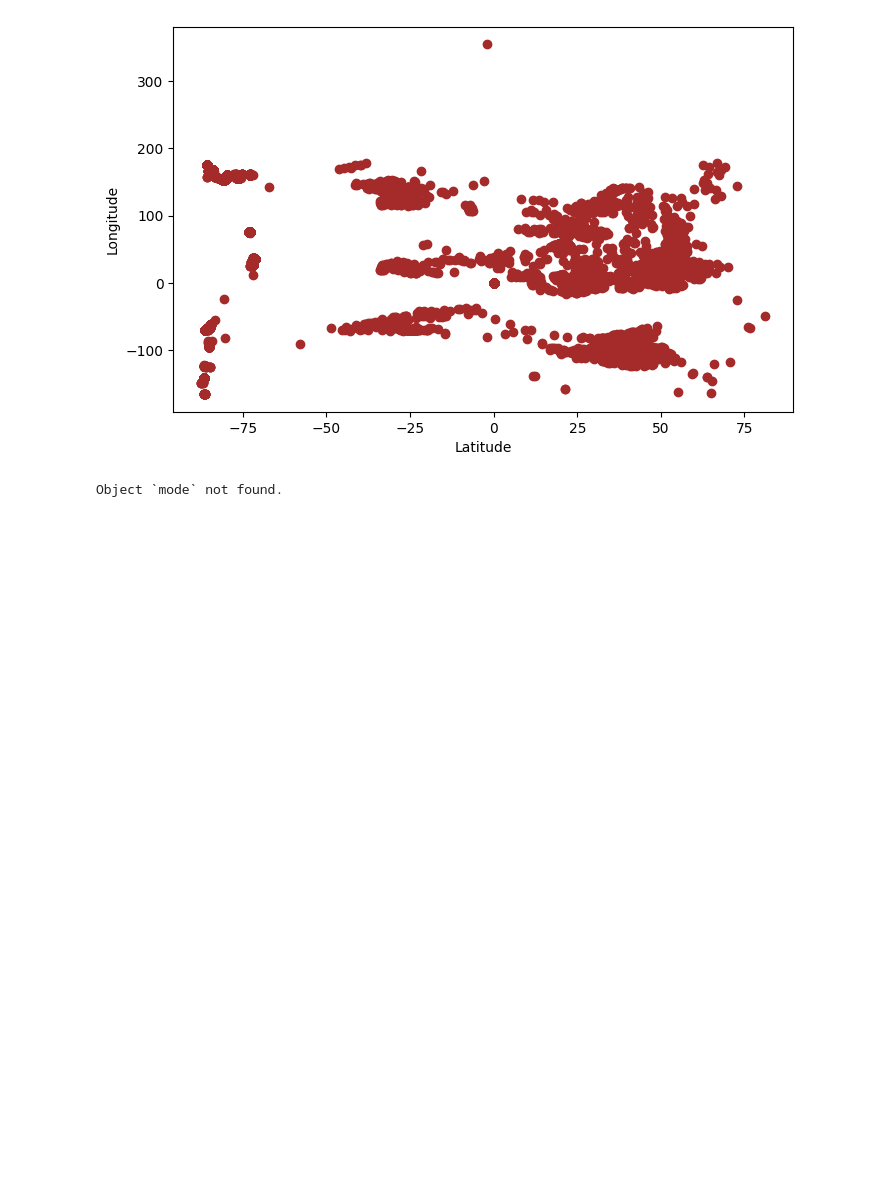
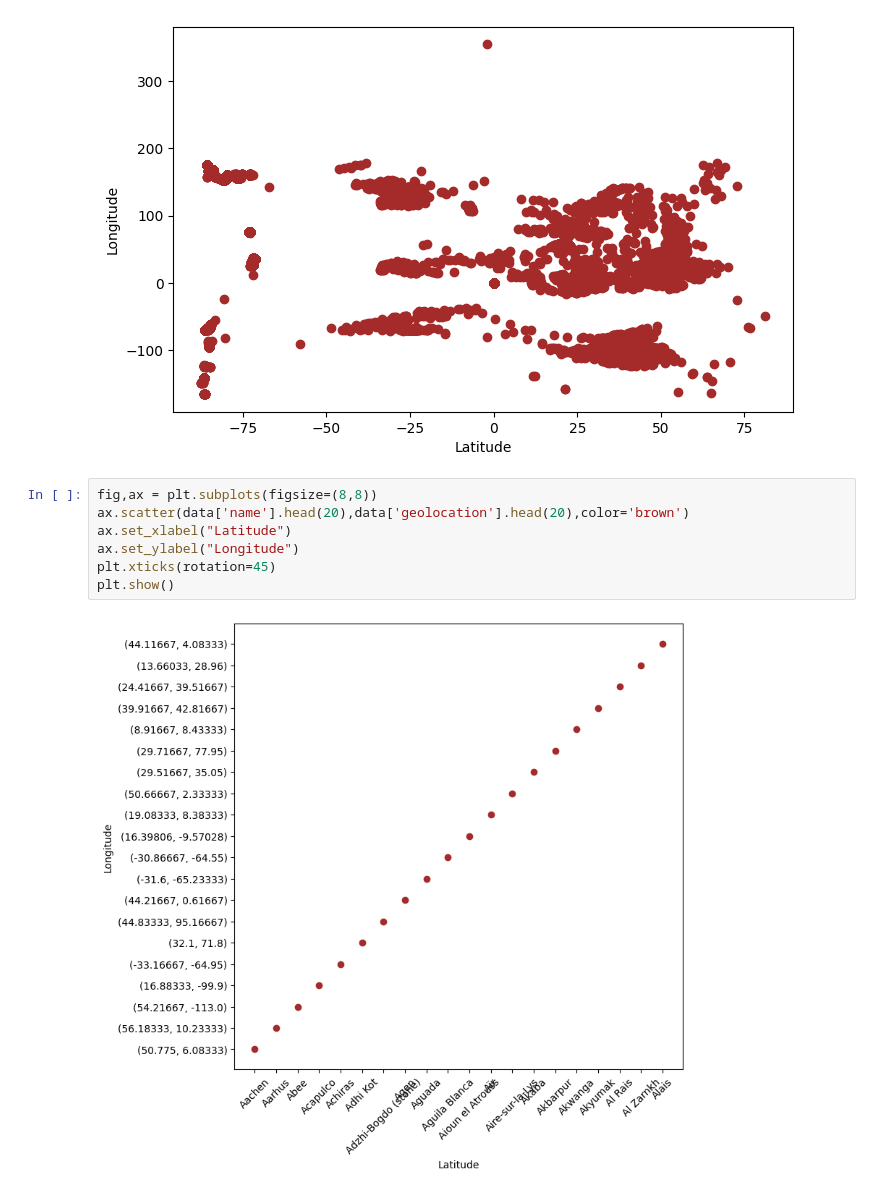
Before and after one commit to Shaurya11gupta/EDA, a Jupyter notebook: EDA/Untitled.ipynb, the cells around one changed output. Drawn from its saved outputs; the diff is of its cells as text; blank space fills up the shorter version.

```diff
--- a/EDA/Untitled.ipynb
+++ b/EDA/Untitled.ipynb
@@ -169,5 +169,11 @@ plt.show()
 # %% [output]
 [figure]
 # %%
+fig,ax = plt.subplots(figsize=(8,8))
+ax.scatter(data['name'].head(20),data['geolocation'].head(20),color='brown')
+ax.set_xlabel("Latitude")
+ax.set_ylabel("Longitude")
+plt.xticks(rotation=45)
+plt.show()
 # %% [output]
-Object `mode` not found.
+[figure, added]
```
